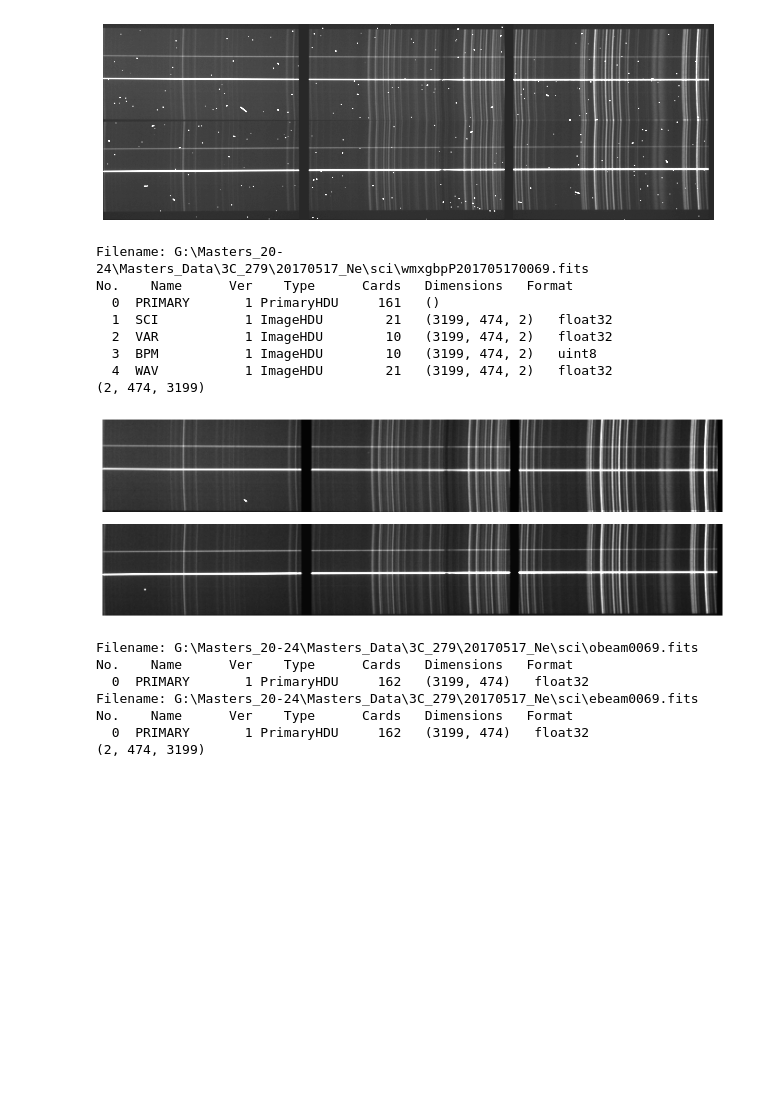
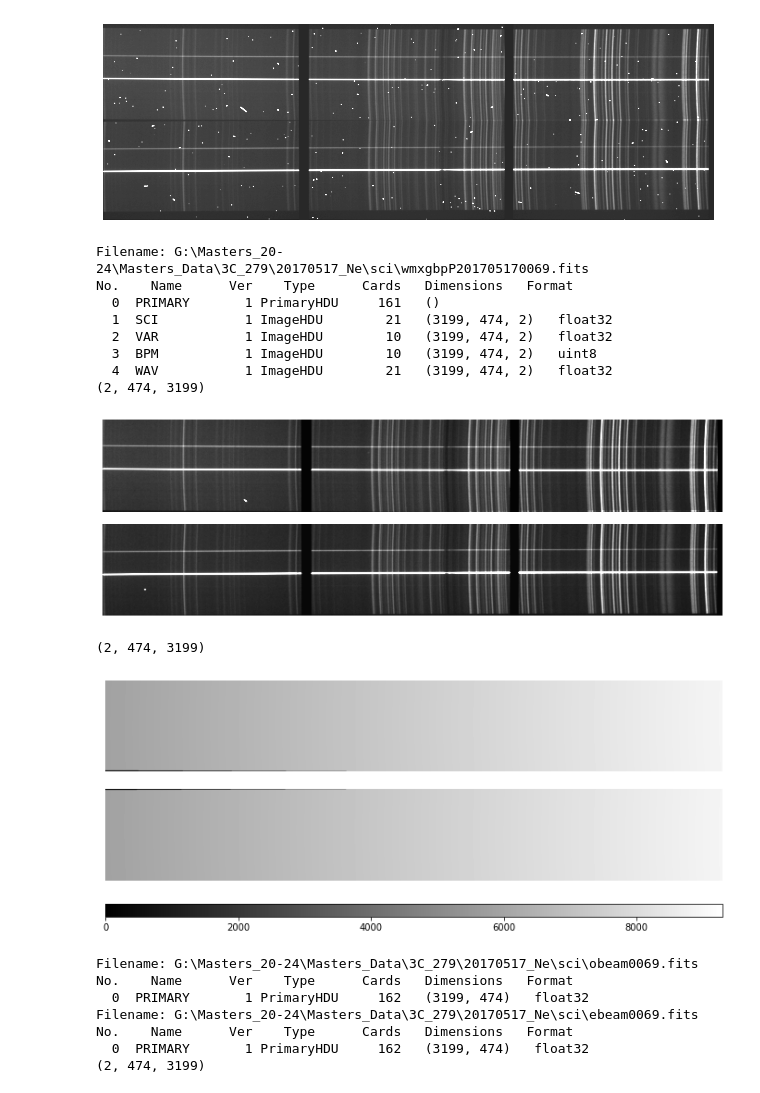
Before and after one commit to JustinotherGitter/Masters-Thesis, a Jupyter notebook: chapter_3/FITS_images.ipynb, the cells around one changed output. Cells and saved outputs as stored; diff of their text form; code cells hidden in the pictures; blank space fills up the shorter version.

```diff
--- a/chapter_3/FITS_images.ipynb
+++ b/chapter_3/FITS_images.ipynb
@@ -39,31 +39,51 @@ No.    Name      Ver    Type      Cards   Dimensions   Format
 # %%
 # CH03 - S03.2.3
 
 image_file = get_pkg_data_filename('G:/Masters_20-24/Masters_Data/3C_279/20170517_Ne/sci/wmxgbpP201705170069.fits')
 
 fits.info(image_file)
 
 image_data = fits.getdata(image_file, ext=1)
 print(image_data.shape)
 
 fig, axs = plt.subplots(2, figsize=(9.597, 3.584))
 for i in [0, 1]:
     axs[-1-i].imshow(image_data[i], cmap='gray', vmax=np.mean(image_data[i]) + 2 * np.std(image_data[i]), origin='lower')
     axs[-1-i].grid()
     axs[-1-i].axis('off')
 
 plt.savefig('../figures/3_post_wav_cal.pdf', bbox_inches='tight') # Can save as svg for editing in inkscape
 plt.show()
+
+#######
+
+image_data = fits.getdata(image_file, extname='wav')
+print(image_data.shape)
+
+fig, axs = plt.subplots(2, figsize=(9.597, 3.584+1), sharex=True)
+for i in [0, 1]:
+    axs[i].imshow(image_data[1 if i == 0 else 0],
+                cmap='gray', vmax=np.mean(image_data[1 if i == 0 else 0]) + 2 * np.std(image_data[1 if i == 0 else 0]), origin='lower')
+    axs[i].grid()
+    axs[i].axis('off')
+
+fig.colorbar(axs[1].images[0], orientation='horizontal', aspect=50)
+
+
+plt.savefig('../figures/3_pol_wav_ext.pdf', bbox_inches='tight', dpi=300) # Can save as svg for editing in inkscape
+plt.show()
 # %% [output]
 Filename: G:\Masters_20-24\Masters_Data\3C_279\20170517_Ne\sci\wmxgbpP201705170069.fits
 No.    Name      Ver    Type      Cards   Dimensions   Format
   0  PRIMARY       1 PrimaryHDU     161   ()
   1  SCI           1 ImageHDU        21   (3199, 474, 2)   float32
   2  VAR           1 ImageHDU        10   (3199, 474, 2)   float32
   3  BPM           1 ImageHDU        10   (3199, 474, 2)   uint8
   4  WAV           1 ImageHDU        21   (3199, 474, 2)   float32
 (2, 474, 3199)
 [figure]
+(2, 474, 3199)
+[figure, added]
 # %%
 # CH03 - S03.2.1
 
```
Also changed, not shown: 6 other files.
